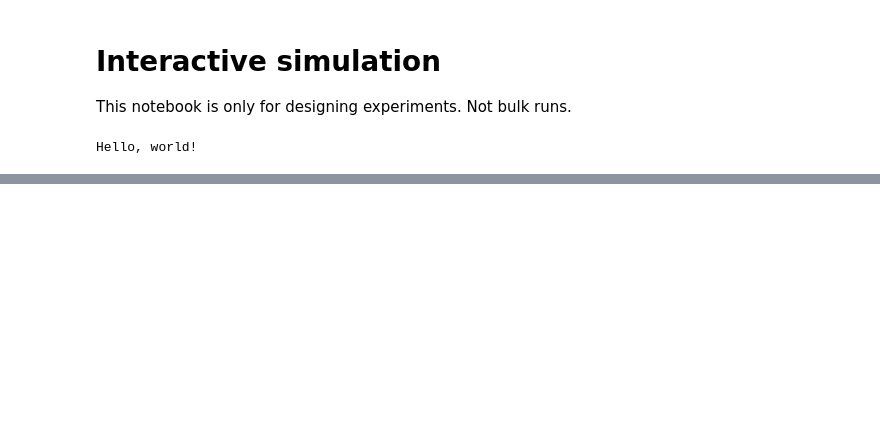
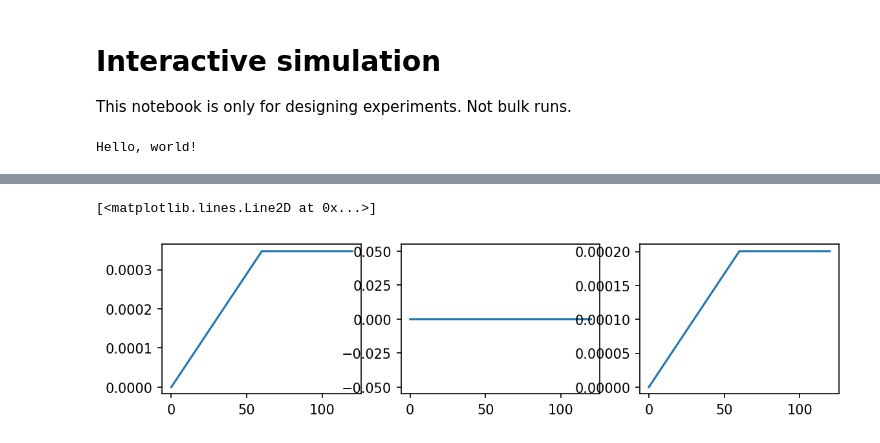
Before and after one commit to leogabac/rotBField, a Jupyter notebook: scripts/int_simulation.ipynb, the cells around one changed output, grey strips where cells are left out. Cells and saved outputs as stored; diff of their text form; code cells hidden in the pictures; blank space fills up the shorter version.

```diff
--- a/scripts/int_simulation.ipynb
+++ b/scripts/int_simulation.ipynb
@@ -125,0 +131,12 @@ plt.ylim(-10,10)
+# %%
+trj_raw = trj = pd.read_csv("../data/trj.csv", index_col=[0,1])
+ctrj_raw = pd.read_csv("../data/ctrj.csv", index_col=[0,1])
+
+fig, ax = plt.subplots(1,3,figsize=(9,2),dpi=150)
+
+ax[0].plot(np.array(trj_raw.loc[idx[:,1],"t"]),np.array(trj_raw.loc[idx[:,1],"mux"]))
+ax[1].plot(np.array(trj_raw.loc[idx[:,1],"t"]),np.array(trj_raw.loc[idx[:,1],"muy"]))
+ax[2].plot(np.array(trj_raw.loc[idx[:,1],"t"]),np.array(trj_raw.loc[idx[:,1],"muz"]))
+# %% [output]
+[<matplotlib.lines.Line2D at 0x...>]
+[figure, added]
```
Also changed, not shown: parts of 22 cells of this notebook, 12 other files.
